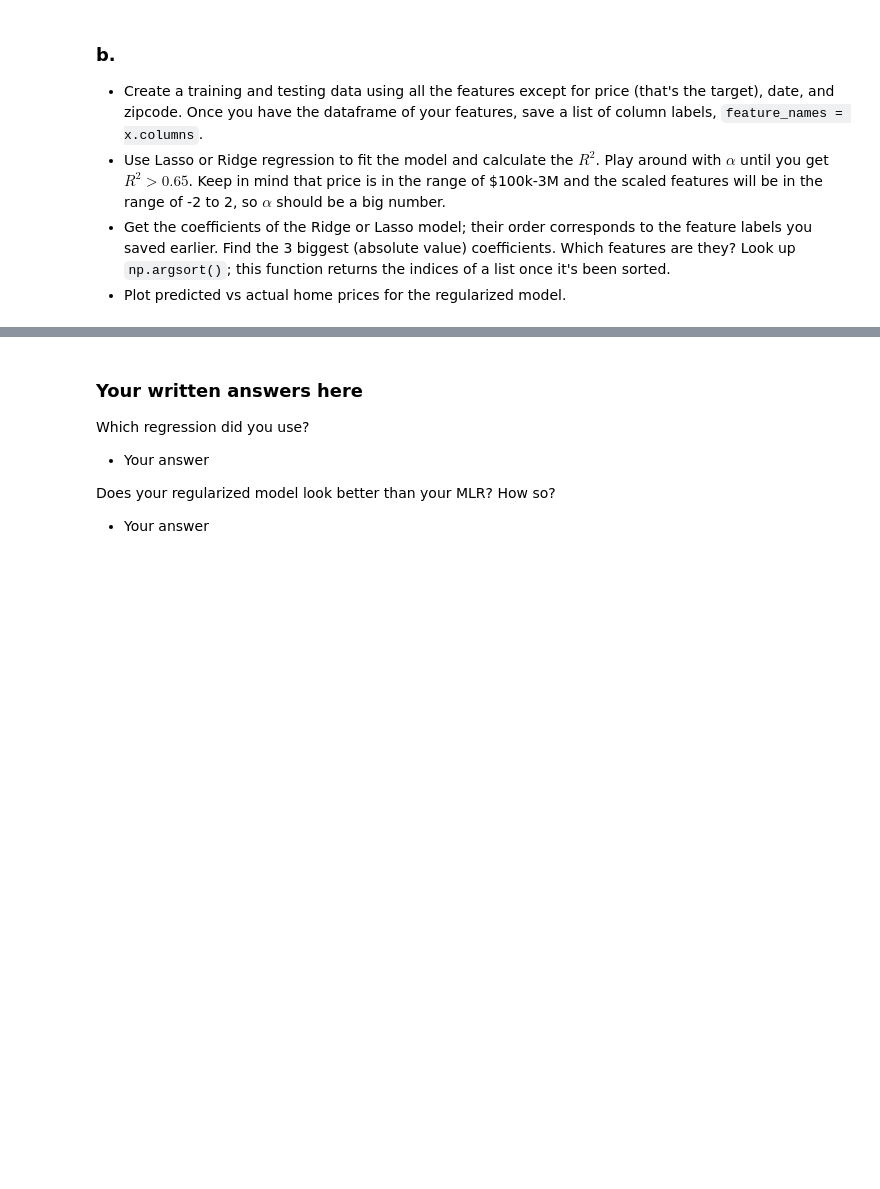
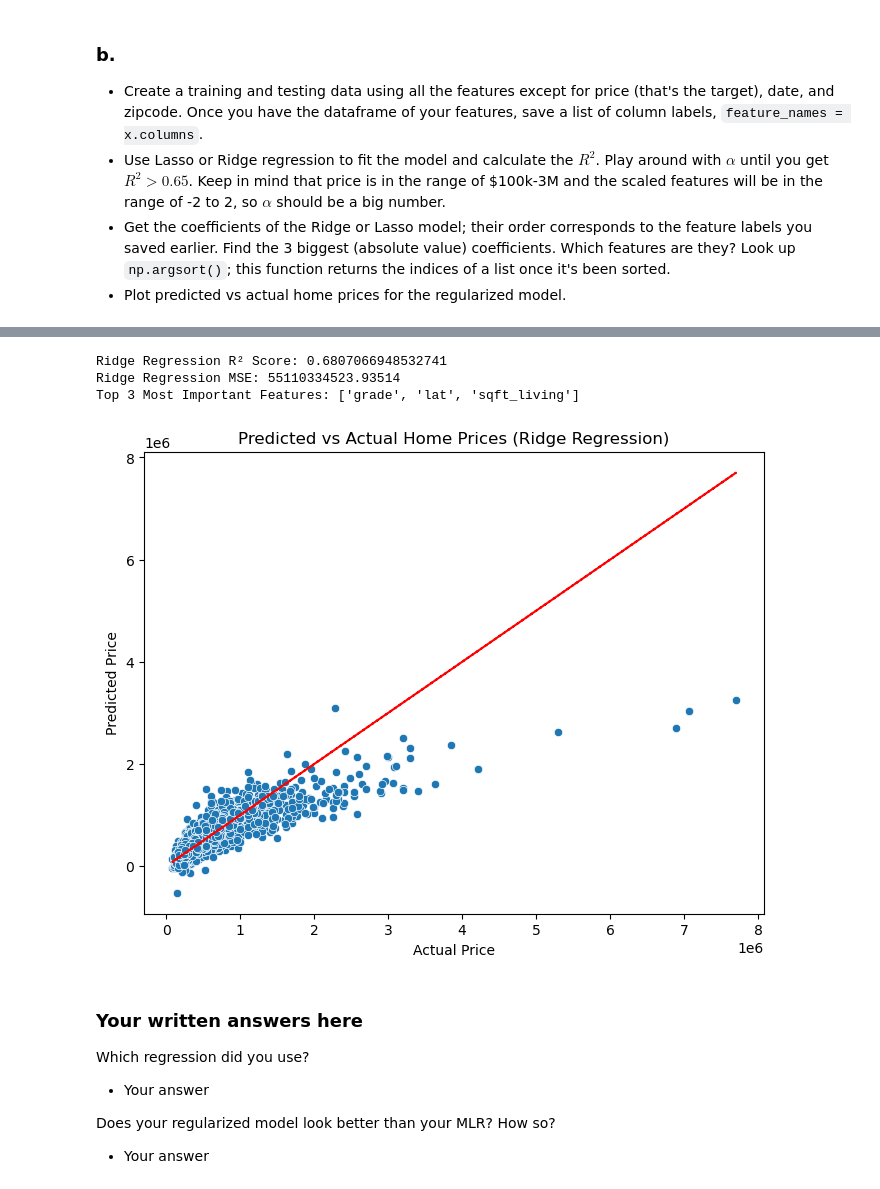
Before and after one commit to GettysburgDataScience/ps1-linear-regression-Saheedah20, a Jupyter notebook: PS1.ipynb, the cells around one changed output, grey strips where cells are left out. Drawn from its saved outputs; the diff is of its cells as text; code cells hidden in the pictures; blank space fills up the shorter version.

```diff
--- a/PS1.ipynb
+++ b/PS1.ipynb
@@ -278,3 +359,50 @@ Which features are you using and why?
+# %%
+feature_columns = [col for col in housing_df.columns if col not in ['price', 'date', 'zipcode']]
+X = housing_df[feature_columns]
+y = housing_df['price']
+
+# Standardize the features
+scaler = StandardScaler()
+X_scaled = scaler.fit_transform(X)
+
+# Save feature names
+feature_names = X.columns
+
+# Split data into training and testing sets
+X_train, X_test, y_train, y_test = train_test_split(X_scaled, y, test_size=0.2, random_state=1)
+
+# Train Ridge Regression Model with tuned alpha
+alpha_value = 100  # Play around with this until R² > 0.65
+ridge_model = Ridge(alpha=alpha_value)
+ridge_model.fit(X_train, y_train)
+y_pred_ridge = ridge_model.predict(X_test)
+
+# Evaluate Ridge model
+r2_ridge = r2_score(y_test, y_pred_ridge)
+mse_ridge = mean_squared_error(y_test, y_pred_ridge)
+
+# Identify the top 3 most significant features
+sorted_indices = np.argsort(np.abs(ridge_model.coef_))[::-1]  # Sort by absolute value
+top_features = [feature_names[i] for i in sorted_indices[:3]]
+
+# Display model performance
+print("Ridge Regression R² Score:", r2_ridge)
+print("Ridge Regression MSE:", mse_ridge)
+print("Top 3 Most Important Features:", top_features)
+
+# Plot predicted vs actual home prices
+plt.figure(figsize=(8,6))
+sns.scatterplot(x=y_test, y=y_pred_ridge)
+plt.plot(y_test, y_test, color='red', linestyle='dashed')  # Perfect prediction line
+plt.xlabel("Actual Price")
+plt.ylabel("Predicted Price")
+plt.title("Predicted vs Actual Home Prices (Ridge Regression)")
+plt.show()
+# %% [output]
+Ridge Regression R² Score: 0.6807066948532741
+Ridge Regression MSE: 55110334523.93514
+Top 3 Most Important Features: ['grade', 'lat', 'sqft_living']
+[figure, added]
 # %% [markdown]
 ### Your written answers here
 Which regression did you use?
```
Also changed, not shown: parts of 12 cells of this notebook, 1 other file.
